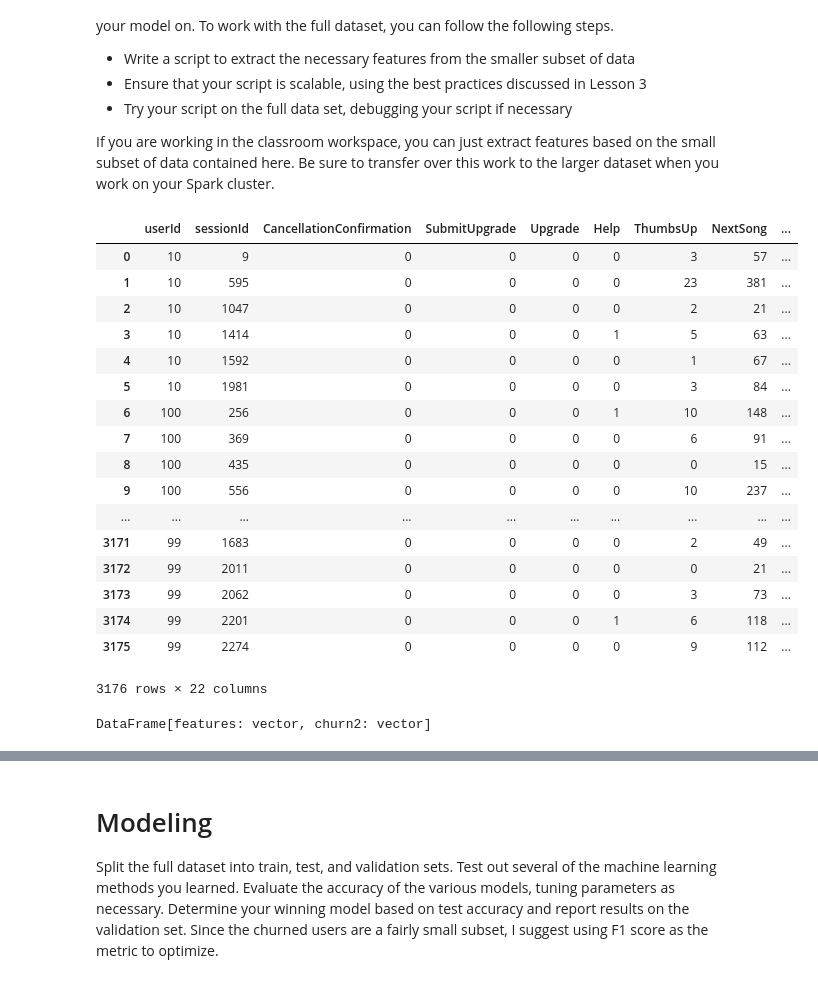
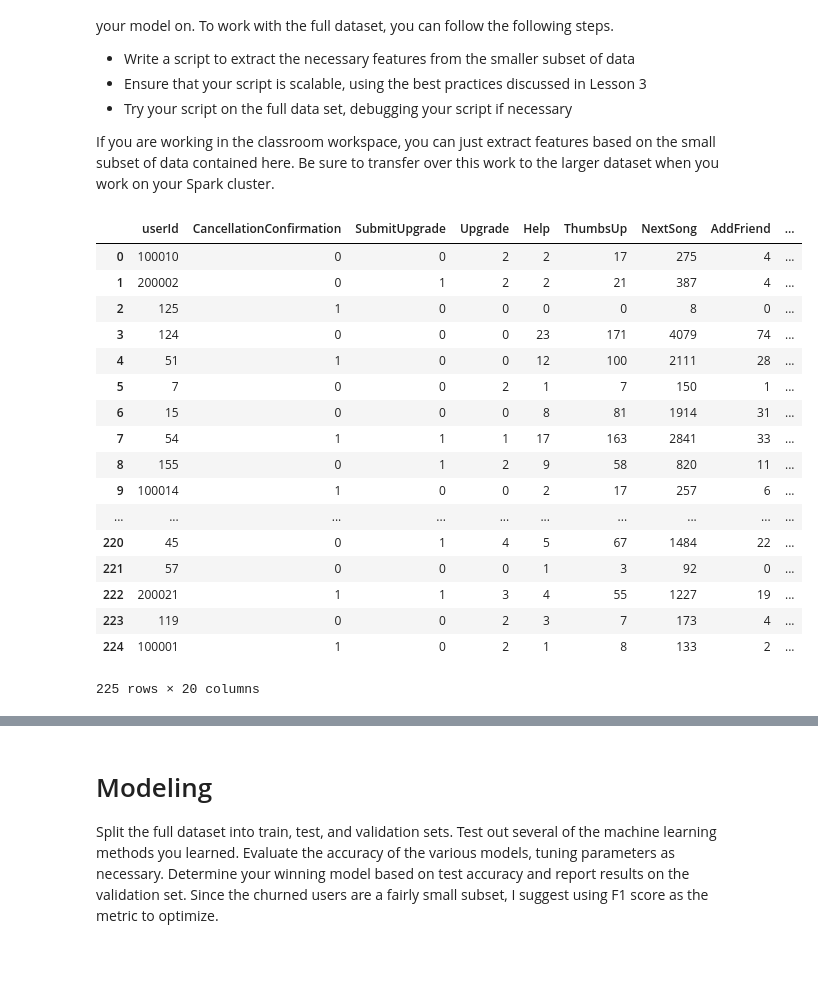
Before and after one commit to misrakberhe/sparkify, a Jupyter notebook: Sparkify.ipynb, the cells around one changed output, grey strips where cells are left out. Saved outputs shown, nothing was run; the diff lists cells and outputs as text; code cells hidden in the pictures.

```diff
--- a/Sparkify.ipynb
+++ b/Sparkify.ipynb
@@ -147,6 +147,30 @@ spark.sql('''
 #There are matching sessionId's between
 # %% [output]
 DataFrame[userId: string, sessions: bigint]
+# %%
+transform_vector = spark.sql('''
+        select userId, sum(CancellationConfirmation) as CancellationConfirmation,
+                sum(SubmitUpgrade) as SubmitUpgrade,
+                sum(Upgrade) as Upgrade,
+                sum(Help) as Help,
+                sum(ThumbsUp) as ThumbsUp,
+                sum(NextSong) as NextSong,
+                sum(AddFriend) as AddFriend,
+                sum(AddtoPlaylist) as AddtoPlaylist,
+                sum(Settings) as Settings,
+                sum(About) as About,
+                sum(SaveSettings) as SaveSettings,
+                sum(Logout) as Logout,
+                sum(RollAdvert) as RollAdvert,
+                sum(Downgrade) as Downgrade,
+                sum(Home) as Home,
+                sum(ThumbsDown) as ThumbsDown,
+                sum(SubmitDowngrade) as SubmitDowngrade,
+                sum(Cancel) as Cancel
+        from transformed
+        group by userId
+''')
+transform_vector.createOrReplaceTempView("transform_vector")
 # %% [markdown]
 # Feature Engineering
 Once you've familiarized yourself with the data, build out the features you find promising to train your model on. To work with the full dataset, you can follow the following steps.
@@ -159,36 +183,35 @@ If you are working in the classroom workspace, you can just extract features bas
 from pyspark.ml.feature import Binarizer
 from pyspark.ml.feature import VectorAssembler
 
-ignore = ['userId','sessionId',"CancellationConfirmation" ]
+ignore = ['userId',"CancellationConfirmation" ]
+
+
 
 assembler = VectorAssembler(
-  inputCols=[x for x in transformed_data.columns if x not in ignore], outputCol="features"
+  inputCols=[x for x in transform_vector.columns if x not in ignore], outputCol="features"
 )
 
-churn_assembler = VectorAssembler(
-    inputCols =["CancellationConfirmation"], outputCol='churn'
 
-)
-
-assembled = churn_assembler.transform(assembler.transform(transformed_data))
+assembled = assembler.transform(transform_vector)
 # %%
+assembled.createOrReplaceTempView("assembled")
 assembled.toPandas()
 # %% [output]
-|  | userId | sessionId | CancellationConfirmation | SubmitUpgrade | Upgrade | Help | ThumbsUp | NextSong | ... |
-| 0 | 10 | 9 | 0 | 0 | 0 | 0 | 3 | 57 | ... |
-| 1 | 10 | 595 | 0 | 0 | 0 | 0 | 23 | 381 | ... |
-| 2 | 10 | 1047 | 0 | 0 | 0 | 0 | 2 | 21 | ... |
-| 3 | 10 | 1414 | 0 | 0 | 0 | 1 | 5 | 63 | ... |
-| 4 | 10 | 1592 | 0 | 0 | 0 | 0 | 1 | 67 | ... |
-| 5 | 10 | 1981 | 0 | 0 | 0 | 0 | 3 | 84 | ... |
-| 6 | 100 | 256 | 0 | 0 | 0 | 1 | 10 | 148 | ... |
-| 7 | 100 | 369 | 0 | 0 | 0 | 0 | 6 | 91 | ... |
-| 8 | 100 | 435 | 0 | 0 | 0 | 0 | 0 | 15 | ... |
-| 9 | 100 | 556 | 0 | 0 | 0 | 0 | 10 | 237 | ... |
+|  | userId | CancellationConfirmation | SubmitUpgrade | Upgrade | Help | ThumbsUp | NextSong | AddFriend | ... |
+| 0 | 100010 | 0 | 0 | 2 | 2 | 17 | 275 | 4 | ... |
+| 1 | 200002 | 0 | 1 | 2 | 2 | 21 | 387 | 4 | ... |
+| 2 | 125 | 1 | 0 | 0 | 0 | 0 | 8 | 0 | ... |
+| 3 | 124 | 0 | 0 | 0 | 23 | 171 | 4079 | 74 | ... |
+| 4 | 51 | 1 | 0 | 0 | 12 | 100 | 2111 | 28 | ... |
+| 5 | 7 | 0 | 0 | 2 | 1 | 7 | 150 | 1 | ... |
+| 6 | 15 | 0 | 0 | 0 | 8 | 81 | 1914 | 31 | ... |
+| 7 | 54 | 1 | 1 | 1 | 17 | 163 | 2841 | 33 | ... |
+| 8 | 155 | 0 | 1 | 2 | 9 | 58 | 820 | 11 | ... |
+| 9 | 100014 | 1 | 0 | 0 | 2 | 17 | 257 | 6 | ... |
 | ... | ... | ... | ... | ... | ... | ... | ... | ... | ... |
-| 3171 | 99 | 1683 | 0 | 0 | 0 | 0 | 2 | 49 | ... |
-| 3172 | 99 | 2011 | 0 | 0 | 0 | 0 | 0 | 21 | ... |
-| 3173 | 99 | 2062 | 0 | 0 | 0 | 0 | 3 | 73 | ... |
-| 3174 | 99 | 2201 | 0 | 0 | 0 | 1 | 6 | 118 | ... |
-| 3175 | 99 | 2274 | 0 | 0 | 0 | 0 | 9 | 112 | ... |
+| 220 | 45 | 0 | 1 | 4 | 5 | 67 | 1484 | 22 | ... |
+| 221 | 57 | 0 | 0 | 0 | 1 | 3 | 92 | 0 | ... |
+| 222 | 200021 | 1 | 1 | 3 | 4 | 55 | 1227 | 19 | ... |
+| 223 | 119 | 0 | 0 | 2 | 3 | 7 | 173 | 4 | ... |
+| 224 | 100001 | 1 | 0 | 2 | 1 | 8 | 133 | 2 | ... |
-3176 rows × 22 columns
+225 rows × 20 columns
@@ -199,4 +217,0 @@ binarizedDataFrame = binarizer.transform(assembled)
-# %%
-final = binarizedDataFrame.select(['features','churn2'])
-# %% [output]
-DataFrame[features: vector, churn2: vector]
```
Also changed, not shown: parts of 11 cells of this notebook.
